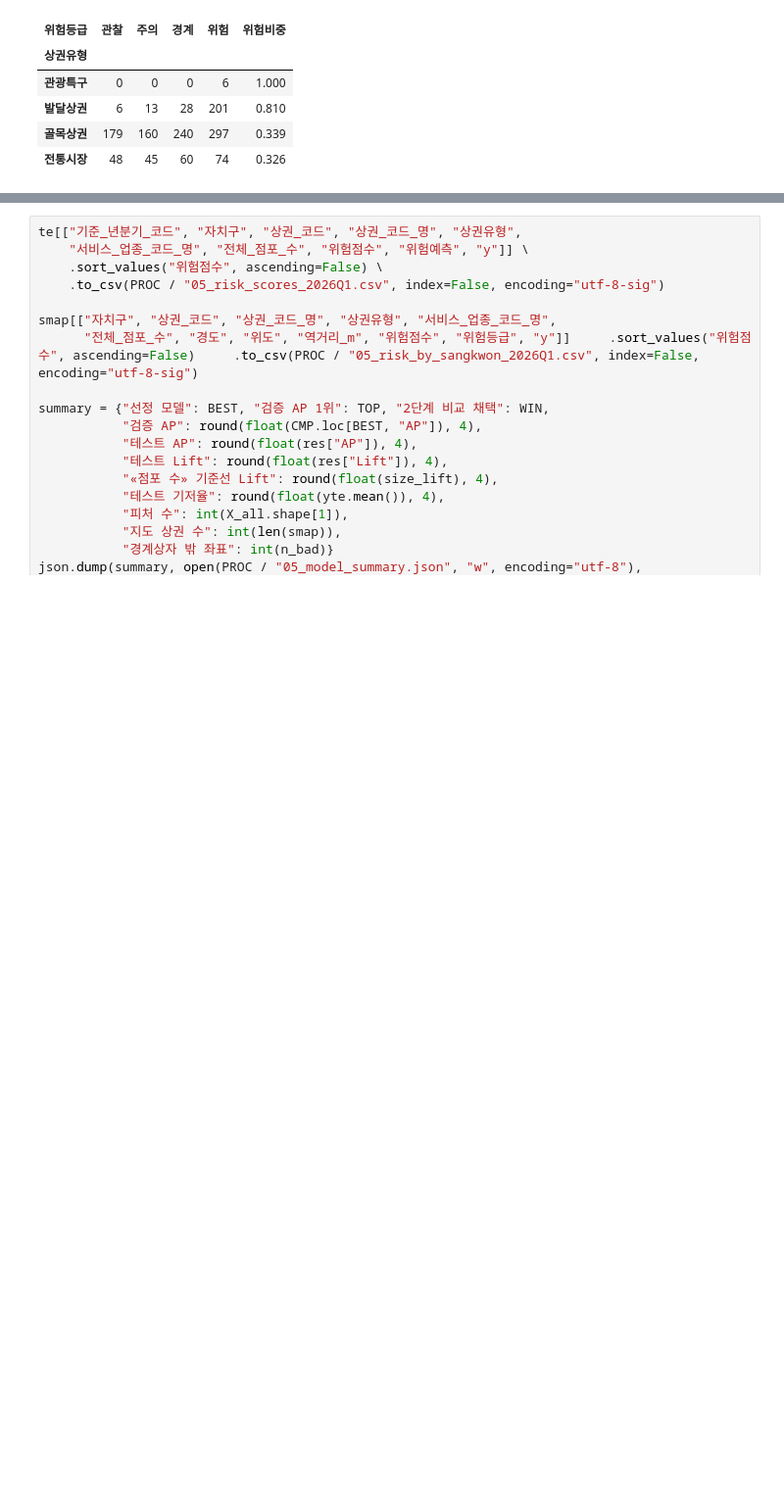
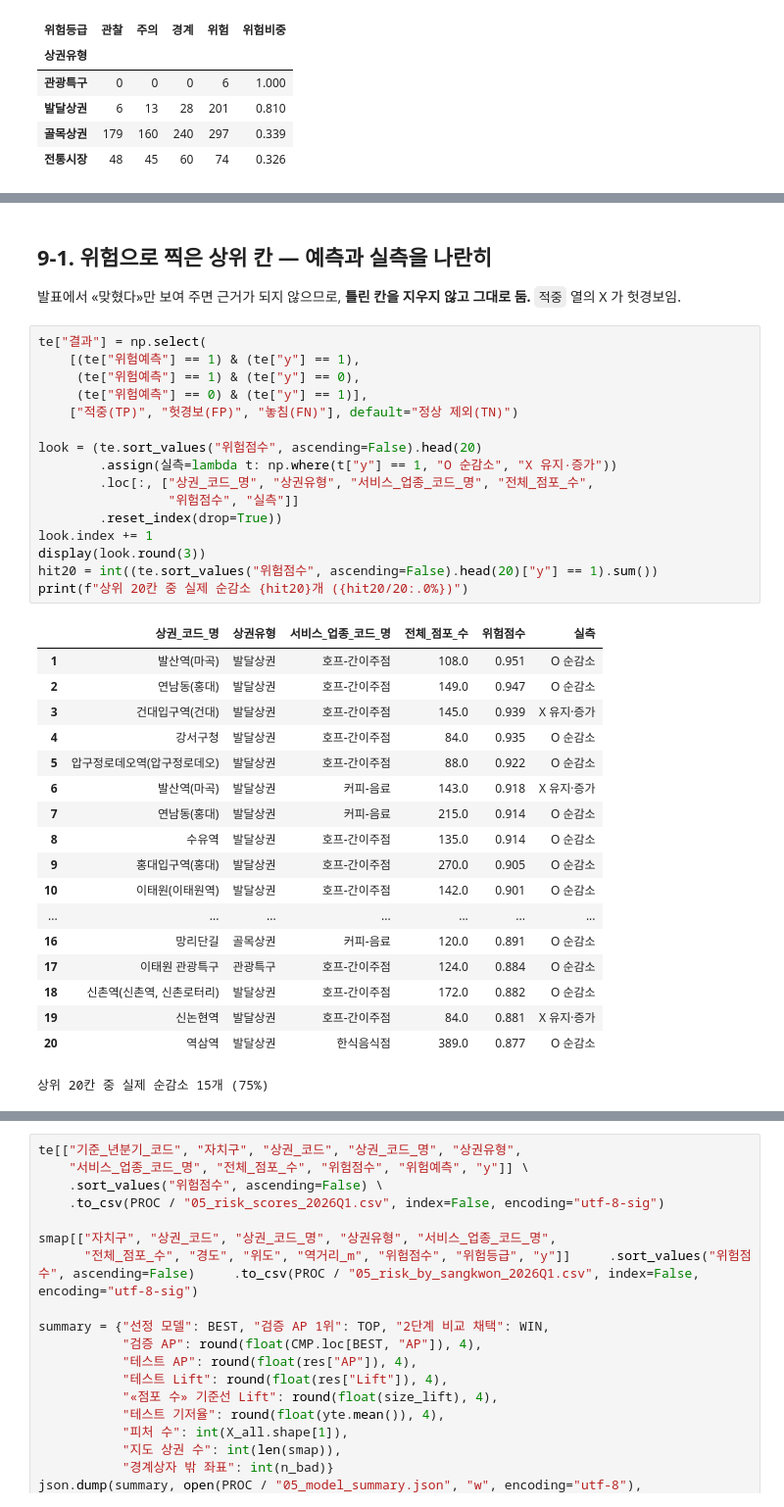
Before and after one commit to d97610-cloud/ai-data-bootcamp, a Jupyter notebook: MLProject/상권_폐업위험_모델링.ipynb, the cells around one changed output, grey strips where cells are left out. Shown at 98% size. Cells and saved outputs as stored; diff of their text form; blank space fills up the shorter version.

```diff
--- a/MLProject/상권_폐업위험_모델링.ipynb
+++ b/MLProject/상권_폐업위험_모델링.ipynb
@@ -1935,0 +1994,40 @@ display(pd.crosstab(smap["상권유형"], smap["위험등급"])
+# %% [markdown]
+## 9-1. 위험으로 찍은 상위 칸 — 예측과 실측을 나란히
+
+발표에서 «맞혔다»만 보여 주면 근거가 되지 않으므로, **틀린 칸을 지우지 않고 그대로 둠.**
+`적중` 열의 X 가 헛경보임.
+# %%
+te["결과"] = np.select(
+    [(te["위험예측"] == 1) & (te["y"] == 1),
+     (te["위험예측"] == 1) & (te["y"] == 0),
+     (te["위험예측"] == 0) & (te["y"] == 1)],
+    ["적중(TP)", "헛경보(FP)", "놓침(FN)"], default="정상 제외(TN)")
+
+look = (te.sort_values("위험점수", ascending=False).head(20)
+        .assign(실측=lambda t: np.where(t["y"] == 1, "O 순감소", "X 유지·증가"))
+        .loc[:, ["상권_코드_명", "상권유형", "서비스_업종_코드_명", "전체_점포_수",
+                 "위험점수", "실측"]]
+        .reset_index(drop=True))
+look.index += 1
+display(look.round(3))
+hit20 = int((te.sort_values("위험점수", ascending=False).head(20)["y"] == 1).sum())
+print(f"상위 20칸 중 실제 순감소 {hit20}개 ({hit20/20:.0%})")
+# %% [output]
+|  | 상권_코드_명 | 상권유형 | 서비스_업종_코드_명 | 전체_점포_수 | 위험점수 | 실측 |
+| 1 | 발산역(마곡) | 발달상권 | 호프-간이주점 | 108.0 | 0.951 | O 순감소 |
+| 2 | 연남동(홍대) | 발달상권 | 호프-간이주점 | 149.0 | 0.947 | O 순감소 |
+| 3 | 건대입구역(건대) | 발달상권 | 호프-간이주점 | 145.0 | 0.939 | X 유지·증가 |
+| 4 | 강서구청 | 발달상권 | 호프-간이주점 | 84.0 | 0.935 | O 순감소 |
+| 5 | 압구정로데오역(압구정로데오) | 발달상권 | 호프-간이주점 | 88.0 | 0.922 | O 순감소 |
+| 6 | 발산역(마곡) | 발달상권 | 커피-음료 | 143.0 | 0.918 | X 유지·증가 |
+| 7 | 연남동(홍대) | 발달상권 | 커피-음료 | 215.0 | 0.914 | O 순감소 |
+| 8 | 수유역 | 발달상권 | 호프-간이주점 | 135.0 | 0.914 | O 순감소 |
+| 9 | 홍대입구역(홍대) | 발달상권 | 호프-간이주점 | 270.0 | 0.905 | O 순감소 |
+| 10 | 이태원(이태원역) | 발달상권 | 호프-간이주점 | 142.0 | 0.901 | O 순감소 |
+| ... | ... | ... | ... | ... | ... | ... |
+| 16 | 망리단길 | 골목상권 | 커피-음료 | 120.0 | 0.891 | O 순감소 |
+| 17 | 이태원 관광특구 | 관광특구 | 호프-간이주점 | 124.0 | 0.884 | O 순감소 |
+| 18 | 신촌역(신촌역, 신촌로터리) | 발달상권 | 호프-간이주점 | 172.0 | 0.882 | O 순감소 |
+| 19 | 신논현역 | 발달상권 | 호프-간이주점 | 84.0 | 0.881 | X 유지·증가 |
+| 20 | 역삼역 | 발달상권 | 한식음식점 | 389.0 | 0.877 | O 순감소 |
+상위 20칸 중 실제 순감소 15개 (75%)
```
Also changed, not shown: parts of 10 cells of this notebook, 4 other files.
